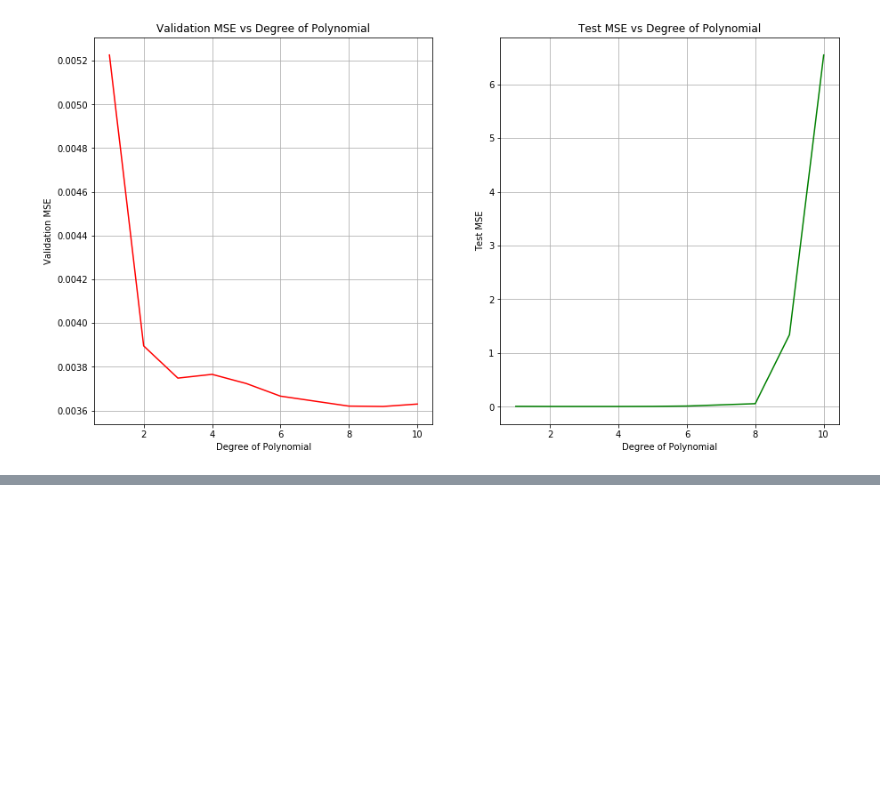
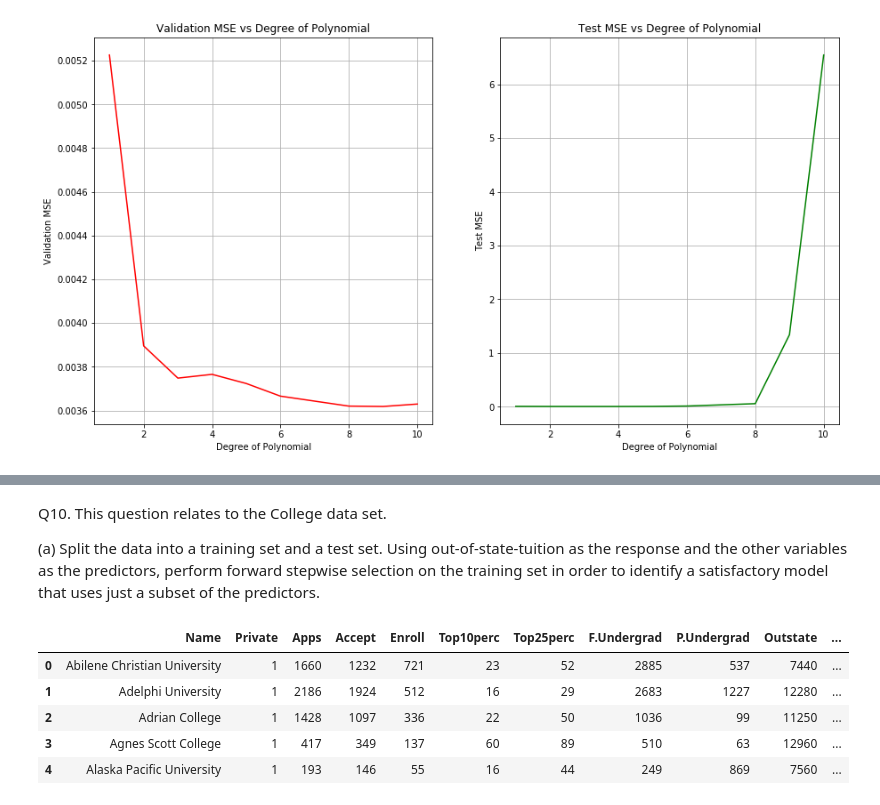
Before and after one commit to amitrajan012/Introduction-to-Statistical-Learning, a Jupyter notebook: Moving Beyond Linearity.ipynb, the cells around one changed output, grey strips where cells are left out. Drawn from its saved outputs; the diff is of its cells as text; code cells hidden in the pictures; blank space fills up the shorter version.

```diff
--- a/Moving Beyond Linearity.ipynb
+++ b/Moving Beyond Linearity.ipynb
@@ -638,0 +618,16 @@ polynomial_regression(X_train, y_train.values, X_test, y_test, [1,2,3,4,5,6,8,9,
+# %% [markdown]
+Q10. This question relates to the College data set.
+
+(a) Split the data into a training set and a test set. Using out-of-state-tuition as the response and the other variables as the predictors, perform forward stepwise selection on the training set in order to identify a satisfactory model that uses just a subset of the predictors.
+# %%
+college = pd.read_csv("data/College.csv")
+college = college.rename(columns={'Unnamed: 0': 'Name'})
+college['Private'] = college['Private'].map({'Yes': 1, 'No': 0})
+college.head()
+# %% [output]
+|  | Name | Private | Apps | Accept | Enroll | Top10perc | Top25perc | F.Undergrad | P.Undergrad | Outstate | ... |
+| 0 | Abilene Christian University | 1 | 1660 | 1232 | 721 | 23 | 52 | 2885 | 537 | 7440 | ... |
+| 1 | Adelphi University | 1 | 2186 | 1924 | 512 | 16 | 29 | 2683 | 1227 | 12280 | ... |
+| 2 | Adrian College | 1 | 1428 | 1097 | 336 | 22 | 50 | 1036 | 99 | 11250 | ... |
+| 3 | Agnes Scott College | 1 | 417 | 349 | 137 | 60 | 89 | 510 | 63 | 12960 | ... |
+| 4 | Alaska Pacific University | 1 | 193 | 146 | 55 | 16 | 44 | 249 | 869 | 7560 | ... |
```
Also changed, not shown: parts of 5 cells of this notebook.
